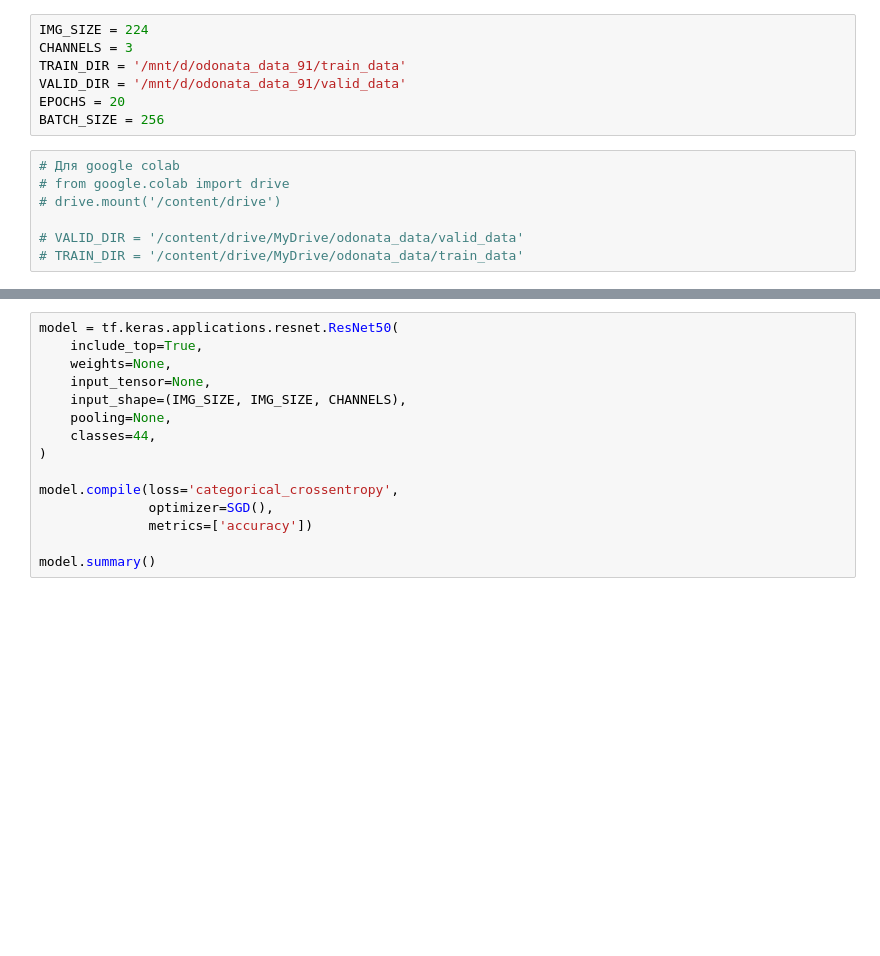
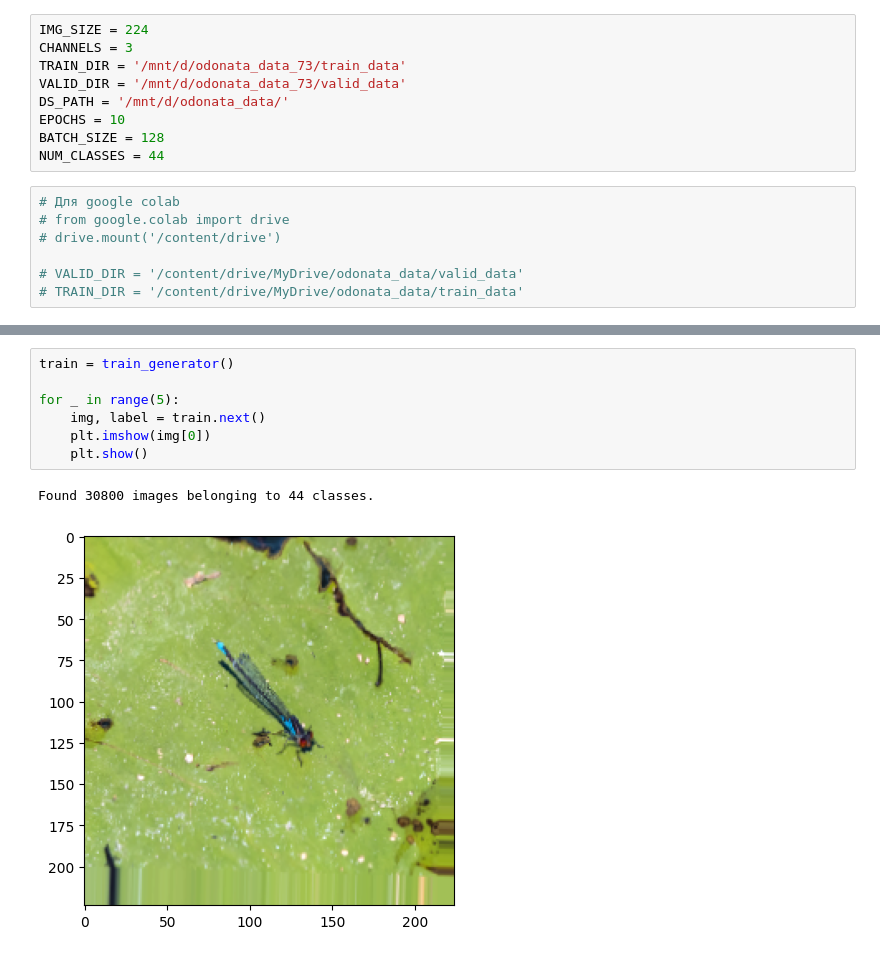
Before and after one commit to sueta1995/CourseWork_TRPS, a Jupyter notebook: classification/odonata_model.ipynb, the cells around one changed output, grey strips where cells are left out. Drawn from its saved outputs; the diff is of its cells as text; blank space fills up the shorter version.

```diff
--- a/classification/odonata_model.ipynb
+++ b/classification/odonata_model.ipynb
@@ -13,10 +14,12 @@ from keras.optimizers import SGD, Adam
 # %%
 IMG_SIZE = 224
 CHANNELS = 3
-TRAIN_DIR = '/mnt/d/odonata_data_91/train_data'
-VALID_DIR = '/mnt/d/odonata_data_91/valid_data'
-EPOCHS = 20
-BATCH_SIZE = 256
+TRAIN_DIR = '/mnt/d/odonata_data_73/train_data'
+VALID_DIR = '/mnt/d/odonata_data_73/valid_data'
+DS_PATH = '/mnt/d/odonata_data/'
+EPOCHS = 10
+BATCH_SIZE = 128
+NUM_CLASSES = 44
 # %%
 # Для google colab
 # from google.colab import drive
@@ -68,15 +61,10 @@ Found 4400 images belonging to 44 classes.
-# %%
-model = tf.keras.applications.resnet.ResNet50(
-    include_top=True,
-    weights=None,
-    input_tensor=None,
-    input_shape=(IMG_SIZE, IMG_SIZE, CHANNELS),
-    pooling=None,
-    classes=44,
-)
-
-model.compile(loss='categorical_crossentropy',
-              optimizer=SGD(),
-              metrics=['accuracy'])
-
-model.summary()
+# %%
+train = train_generator()
+
+for _ in range(5):
+    img, label = train.next()
+    plt.imshow(img[0])
+    plt.show()
+# %% [output]
+Found 30800 images belonging to 44 classes.
+[figure, added]
```
Also changed, not shown: parts of 11 cells of this notebook, 2 other files.
